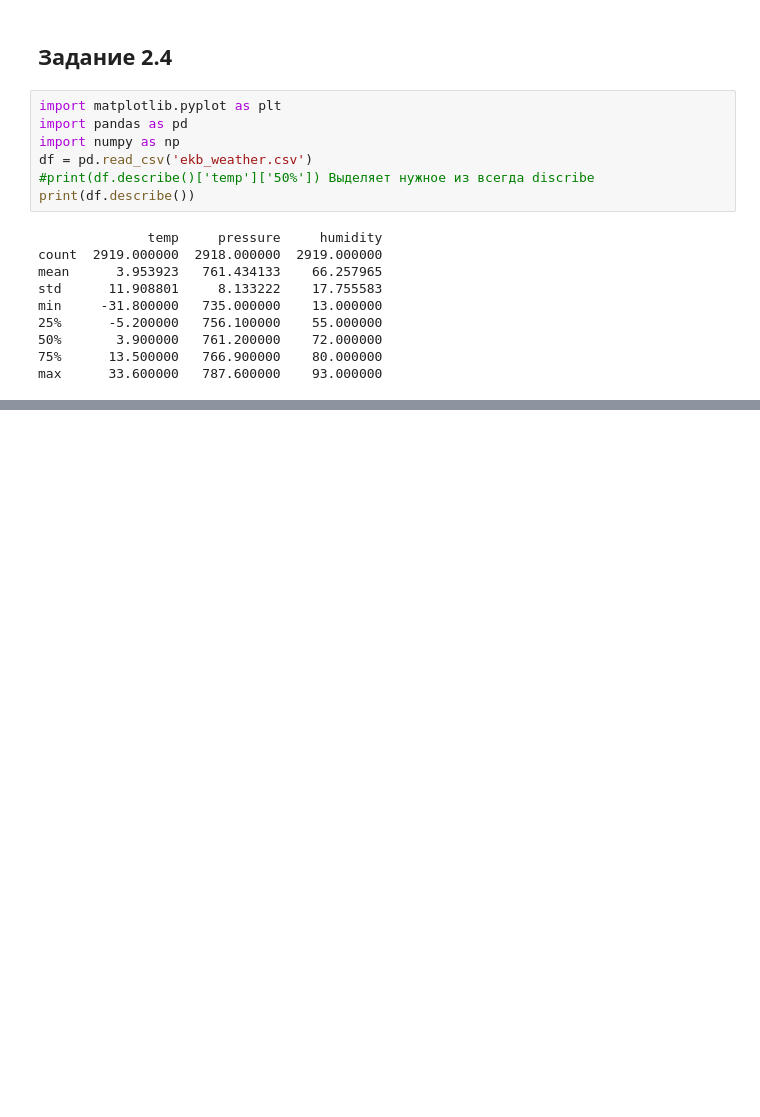
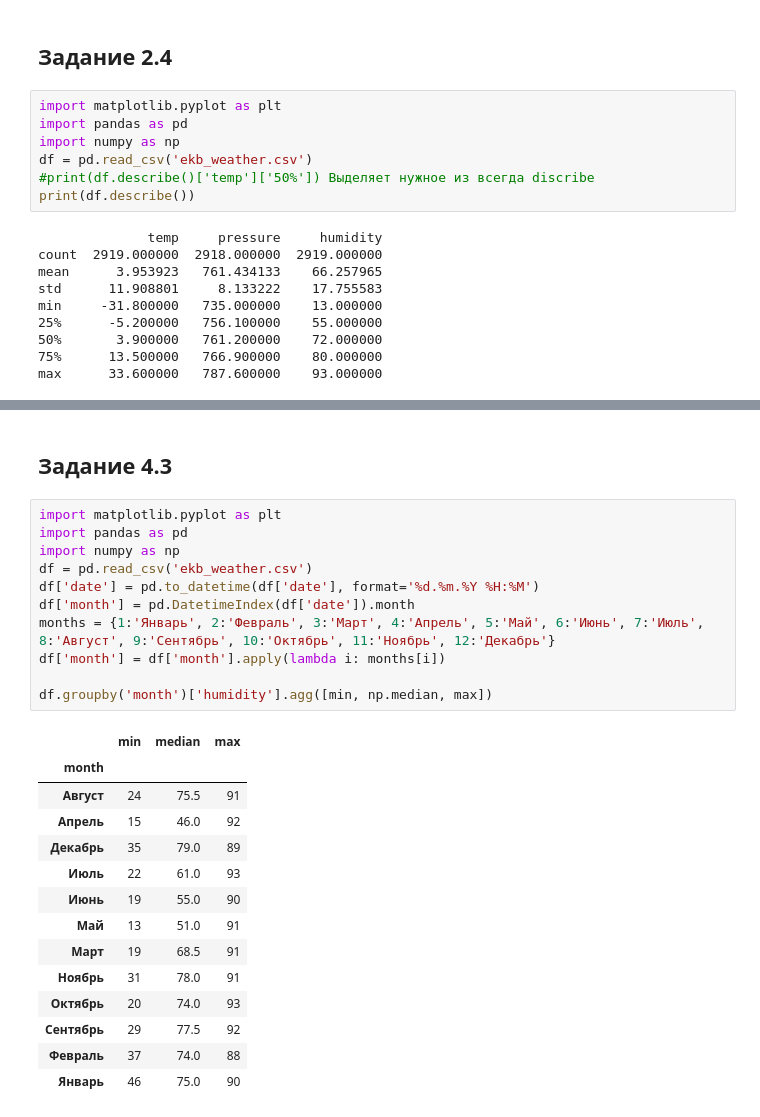
Before and after one commit to k7f44/mike, a Jupyter notebook: 4.2.ipynb, the cells around one changed output, grey strips where cells are left out. Saved outputs shown, nothing was run; the diff lists cells and outputs as text; blank space fills up the shorter version.

```diff
--- a/4.2.ipynb
+++ b/4.2.ipynb
@@ -113,0 +219,28 @@ max      33.600000   787.600000    93.000000
+# %% [markdown]
+## Задание 4.3
+# %%
+import matplotlib.pyplot as plt
+import pandas as pd
+import numpy as np
+df = pd.read_csv('ekb_weather.csv')
+df['date'] = pd.to_datetime(df['date'], format='%d.%m.%Y %H:%M')
+df['month'] = pd.DatetimeIndex(df['date']).month
+months = {1:'Январь', 2:'Февраль', 3:'Март', 4:'Апрель', 5:'Май', 6:'Июнь', 7:'Июль', 8:'Август', 9:'Сентябрь', 10:'Октябрь', 11:'Ноябрь', 12:'Декабрь'}
+df['month'] = df['month'].apply(lambda i: months[i])
+
+df.groupby('month')['humidity'].agg([min, np.median, max])
+# %% [output]
+|  | min | median | max |
+| month |  |  |  |
+| Август | 24 | 75.5 | 91 |
+| Апрель | 15 | 46.0 | 92 |
+| Декабрь | 35 | 79.0 | 89 |
+| Июль | 22 | 61.0 | 93 |
+| Июнь | 19 | 55.0 | 90 |
+| Май | 13 | 51.0 | 91 |
+| Март | 19 | 68.5 | 91 |
+| Ноябрь | 31 | 78.0 | 91 |
+| Октябрь | 20 | 74.0 | 93 |
+| Сентябрь | 29 | 77.5 | 92 |
+| Февраль | 37 | 74.0 | 88 |
+| Январь | 46 | 75.0 | 90 |
```
Also changed, not shown: parts of 11 cells of this notebook.
